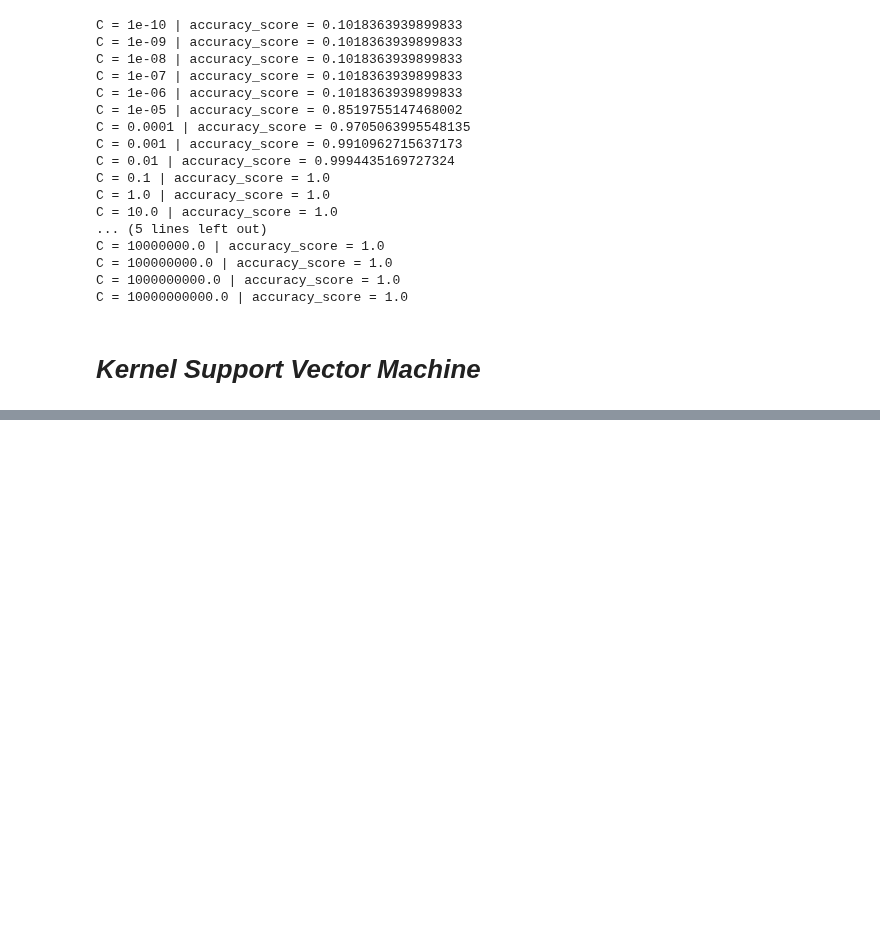
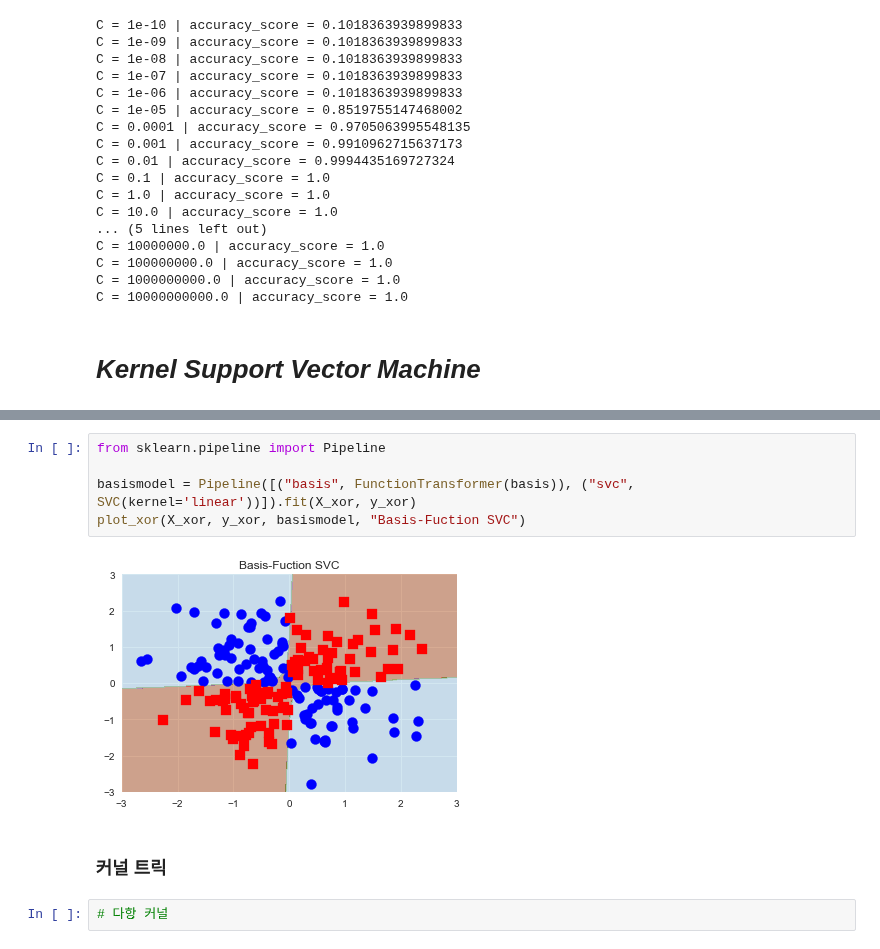
Before and after one commit to seokyeongheo/TIL, a Jupyter notebook: 04_classification/11_Support_Vector_Machine.ipynb, the cells around one changed output, grey strips where cells are left out. Saved outputs shown, nothing was run; the diff lists cells and outputs as text; blank space fills up the shorter version.

```diff
--- a/04_classification/11_Support_Vector_Machine.ipynb
+++ b/04_classification/11_Support_Vector_Machine.ipynb
@@ -337,0 +399,11 @@ C = 10000000000.0 | accuracy_score = 1.0
+# %%
+from sklearn.pipeline import Pipeline
+
+basismodel = Pipeline([("basis", FunctionTransformer(basis)), ("svc", SVC(kernel='linear'))]).fit(X_xor, y_xor)
+plot_xor(X_xor, y_xor, basismodel, "Basis-Fuction SVC")
+# %% [output]
+[figure, added]
+# %% [markdown]
+### 커널 트릭
+# %%
+# 다항 커널
```
Also changed, not shown: parts of 16 cells of this notebook.
